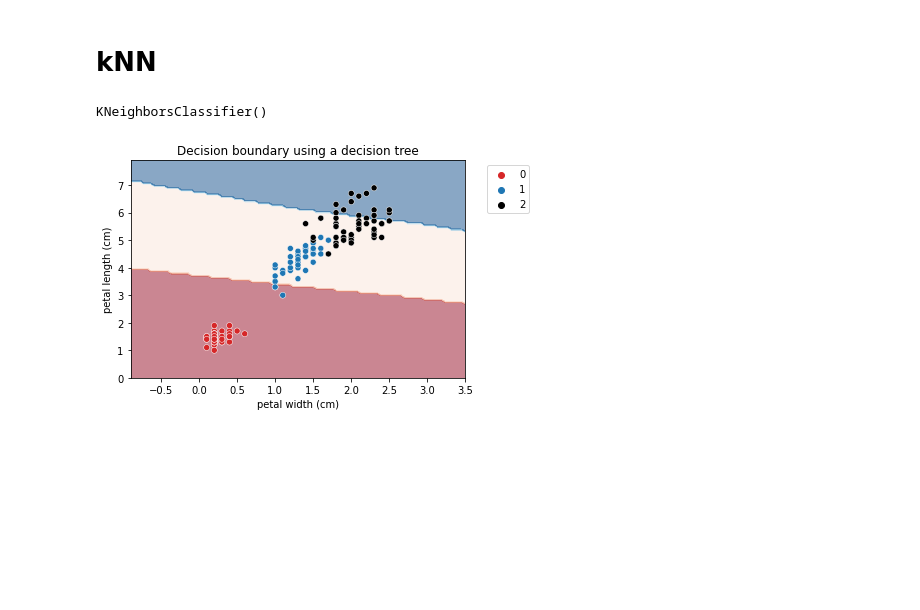
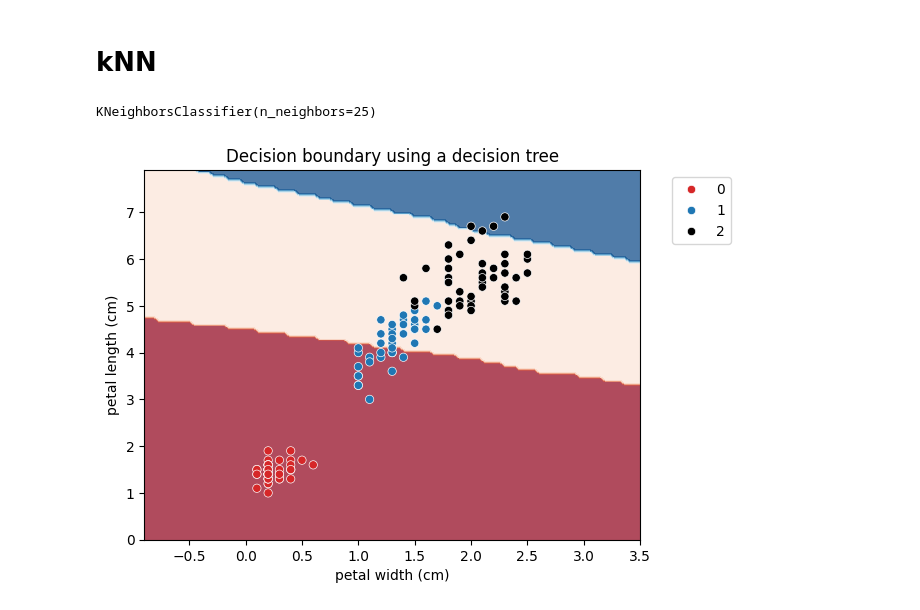
Before and after one commit to antonellafontanetto/DataScience, a Jupyter notebook: Notebook_15.ipynb, the cells around one changed output. Saved outputs shown, nothing was run; the diff lists cells and outputs as text; code cells hidden in the pictures; blank space fills up the shorter version.

```diff
--- a/Notebook_15.ipynb
+++ b/Notebook_15.ipynb
@@ -153,23 +153,23 @@ plt.show()
 # %%
 from sklearn.neighbors import KNeighborsClassifier
 # %%
-knn = KNeighborsClassifier(n_neighbors=5)
+knn = KNeighborsClassifier(n_neighbors=25)
 # %%
 knn.fit(X_ir, y)
 # %% [output]
-KNeighborsClassifier()
+KNeighborsClassifier(n_neighbors=25)
 # %%
 palette = ["tab:red", "tab:blue", "black"]
 columns = ['petal width (cm)', 'petal length (cm)']
-data_all = data.copy()
-data_all['target_column'] = y
+data_all = data.copy() #dataframe nuevo
+data_all['target_column'] = y #nueva columna y lo completo con y
 
 DecisionBoundaryDisplay.from_estimator(
-    knn, np.array(data[columns]), response_method="predict", cmap="RdBu", alpha=0.5
+    knn, np.array(data[columns]), response_method="predict", cmap="RdBu", alpha=0.75  #acá son los parámetros
 )
 ax = sns.scatterplot(data=data_all, x=columns[0], y=columns[1],
                      hue='target_column', palette=palette)
 plt.legend(bbox_to_anchor=(1.05, 1), loc='upper left')
 _ = plt.title("Decision boundary using a decision tree")
 # %% [output]
-[figure, old version]
+[figure, new version]
```
Also changed, not shown: parts of 11 cells of this notebook.
